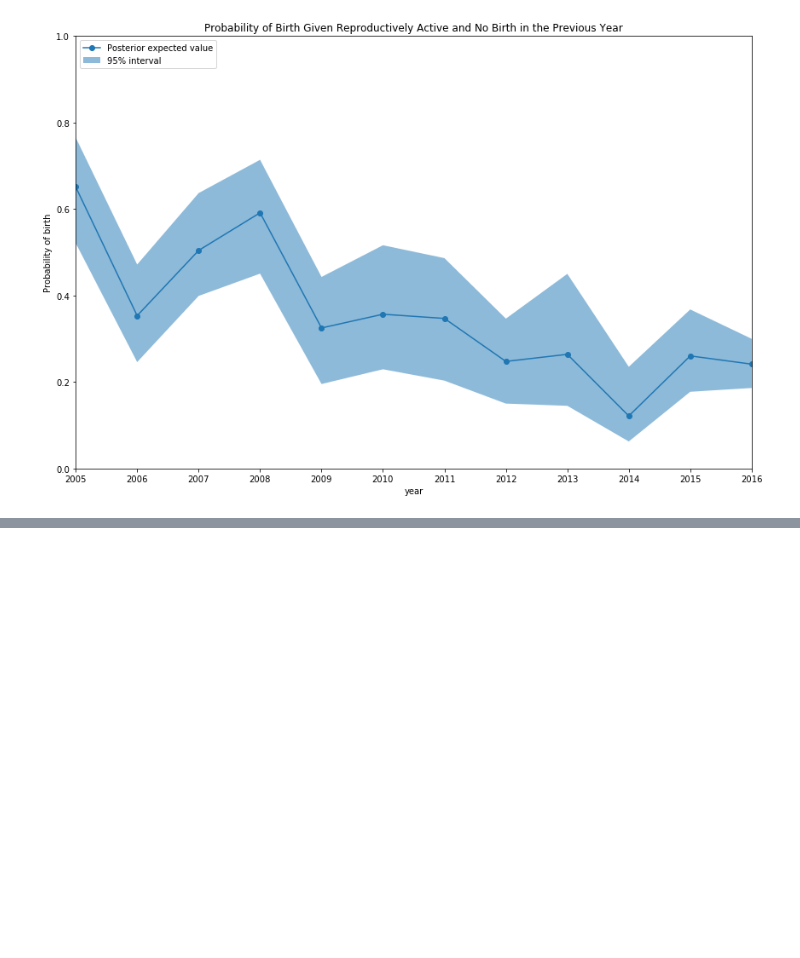
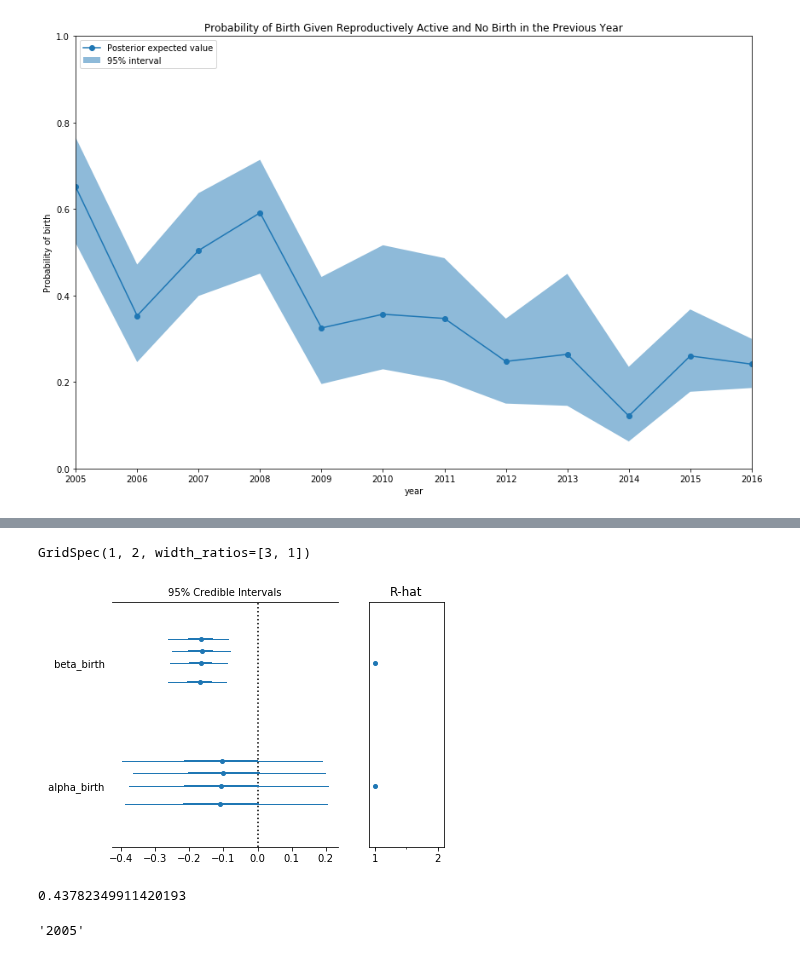
Before and after one commit to Edderic/mics-whales, a Jupyter notebook: mics-whales-new.ipynb, the cells around one changed output, grey strips where cells are left out. Saved outputs shown, nothing was run; the diff lists cells and outputs as text; code cells hidden in the pictures; blank space fills up the shorter version.

```diff
--- a/mics-whales-new.ipynb
+++ b/mics-whales-new.ipynb
@@ -1222,0 +1357,40 @@ plot_trace(trace)
+# %%
+for indiv_index in range(1, cleaned_matrix.shape[0]):
+    test_model = pm.Model()
+
+    indiv = cleaned_matrix.index[indiv_index]
+    data = cleaned_matrix.iloc[indiv_index]
+    study_year_data = data.loc[STUDY_YEAR_COLUMNS]
+
+    with test_model:
+
+        p = {}
+
+        # p['negative_alpha'] = pm.Normal('negative_alpha', mu=-10, sd=0.5)
+        p['negative_alpha'] = pm.Constant('negative_alpha', c=-10)
+
+        # Associated to the probability of being alive, given age is greater than 0
+        p['beta_alive'] = from_posterior('beta_alive', trace['beta_alive'])
+
+        # Given that whale is alive and has already been introduced, this is associated with the rate
+        # of detection for a given year
+        p['beta_detect'] = from_posterior('beta_detect', trace['beta_detect'])
+
+        # If whale can give birth, this is the coefficient associated to the probability of giving birth.
+        p['beta_birth'] = from_posterior('beta_birth', trace['beta_birth'])
+
+        p['alpha_birth'] = from_posterior('alpha_birth', trace['alpha_birth'])
+
+
+        padding_year = '2004'
+
+        process_padding_year(padding_year, indiv, data)
+
+        for year_i, obs in enumerate(study_year_data):
+            process_individual_simple(indiv, year_i, study_year_data, data, p, obs)
+
+        trace = pm.sample(draws=1000, tune=1000)
+        traces.append(trace)
+
+    with open('model_simple_' + indiv + '.pkl', 'wb') as buff:
+        pickle.dump({'model': test_model, 'trace': trace}, buff)
@@ -1222,0 +1415,13 @@ plot_trace(trace)
+# %%
+pm.forestplot(trace,varnames=['beta_birth', 'alpha_birth'])
+# %% [output]
+GridSpec(1, 2, width_ratios=[3, 1])
+[figure, added]
+# %%
+logistic(-0.1 -0.15)
+# %% [output]
+0.43782349911420193
+# %%
+STUDY_YEAR_COLUMNS[0]
+# %% [output]
+'2005'
```
Also changed, not shown: parts of 14 cells of this notebook.
